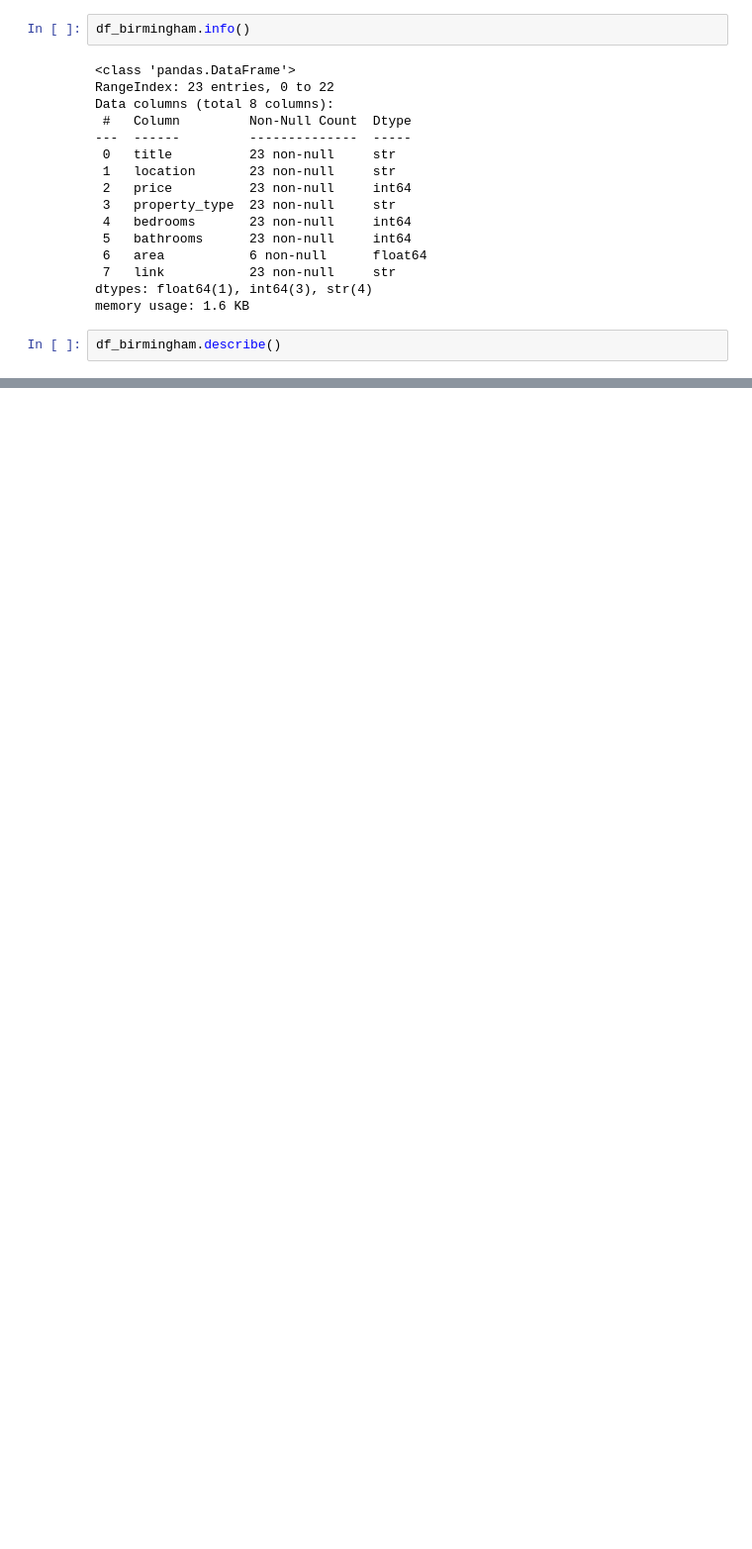
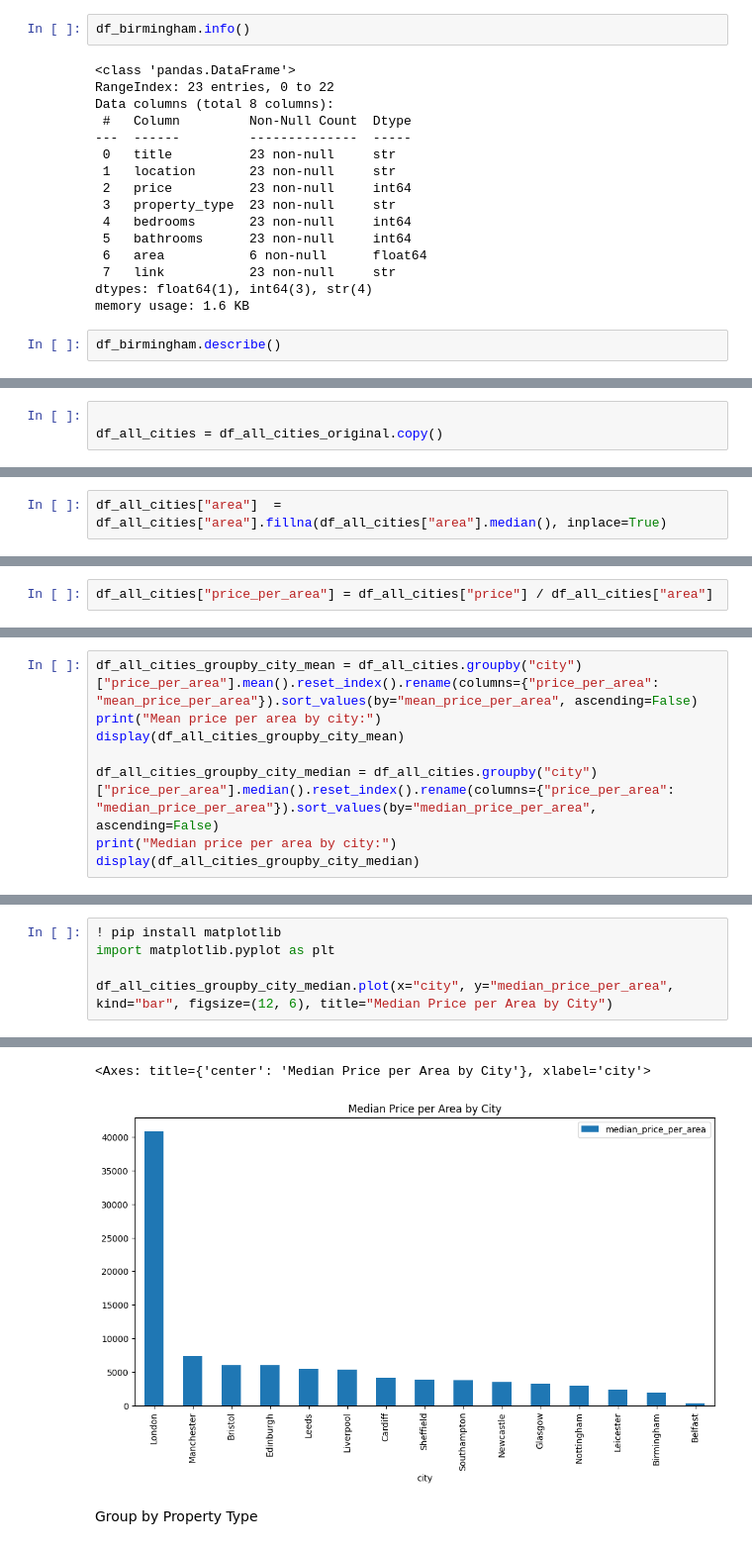
Before and after one commit to chetan-shah-AI/real-estate-price-analyzer, a Jupyter notebook: EDA.ipynb, the cells around one changed output, grey strips where cells are left out. Shown at 99% size. Drawn from its saved outputs; the diff is of its cells as text; blank space fills up the shorter version.

```diff
--- a/EDA.ipynb
+++ b/EDA.ipynb
@@ -218,0 +102,3 @@ None
+# %%
+
+df_all_cities = df_all_cities_original.copy()
@@ -218,0 +171,2 @@ None
+# %%
+df_all_cities["area"]  = df_all_cities["area"].fillna(df_all_cities["area"].median(), inplace=True)
@@ -218,0 +199,2 @@ None
+# %%
+df_all_cities["price_per_area"] = df_all_cities["price"] / df_all_cities["area"]
@@ -218,0 +227,8 @@ None
+# %%
+df_all_cities_groupby_city_mean = df_all_cities.groupby("city")["price_per_area"].mean().reset_index().rename(columns={"price_per_area": "mean_price_per_area"}).sort_values(by="mean_price_per_area", ascending=False)
+print("Mean price per area by city:")
+display(df_all_cities_groupby_city_mean)
+
+df_all_cities_groupby_city_median = df_all_cities.groupby("city")["price_per_area"].median().reset_index().rename(columns={"price_per_area": "median_price_per_area"}).sort_values(by="median_price_per_area", ascending=False)
+print("Median price per area by city:")
+display(df_all_cities_groupby_city_median)
@@ -218,0 +270,6 @@ None
+# %%
+! pip install matplotlib
+import matplotlib.pyplot as plt
+
+df_all_cities_groupby_city_median.plot(x="city", y="median_price_per_area", kind="bar", figsize=(12, 6), title="Median Price per Area by City")
+# %% [output]
@@ -218,0 +287,4 @@ None
+<Axes: title={'center': 'Median Price per Area by City'}, xlabel='city'>
+[figure, added]
+# %% [markdown]
+Group by Property Type
```
Also changed, not shown: parts of 37 cells of this notebook, 5 other files.
